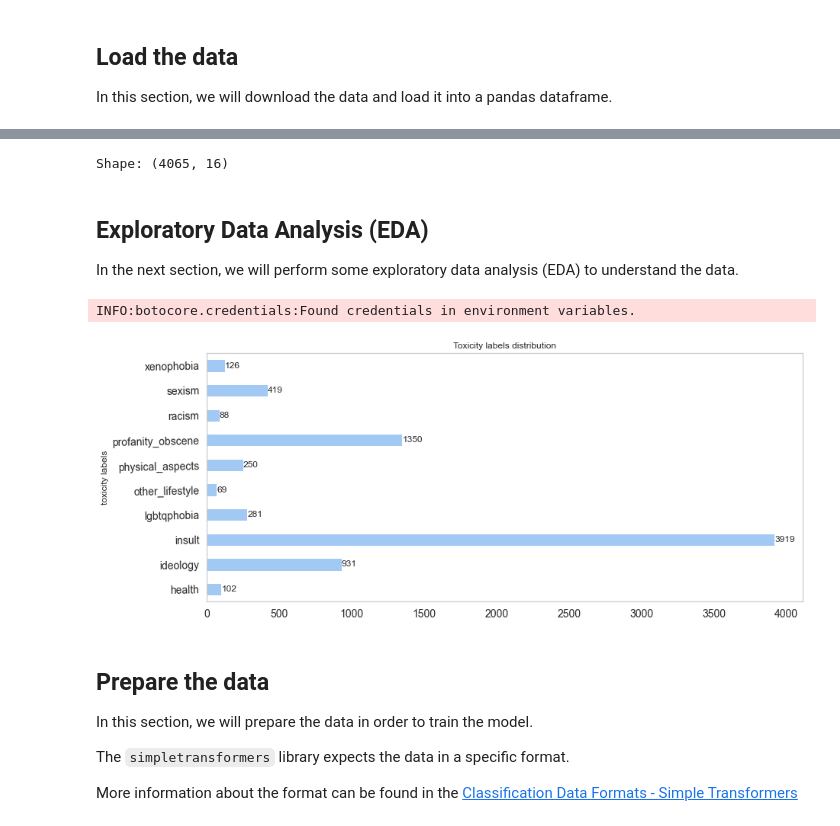
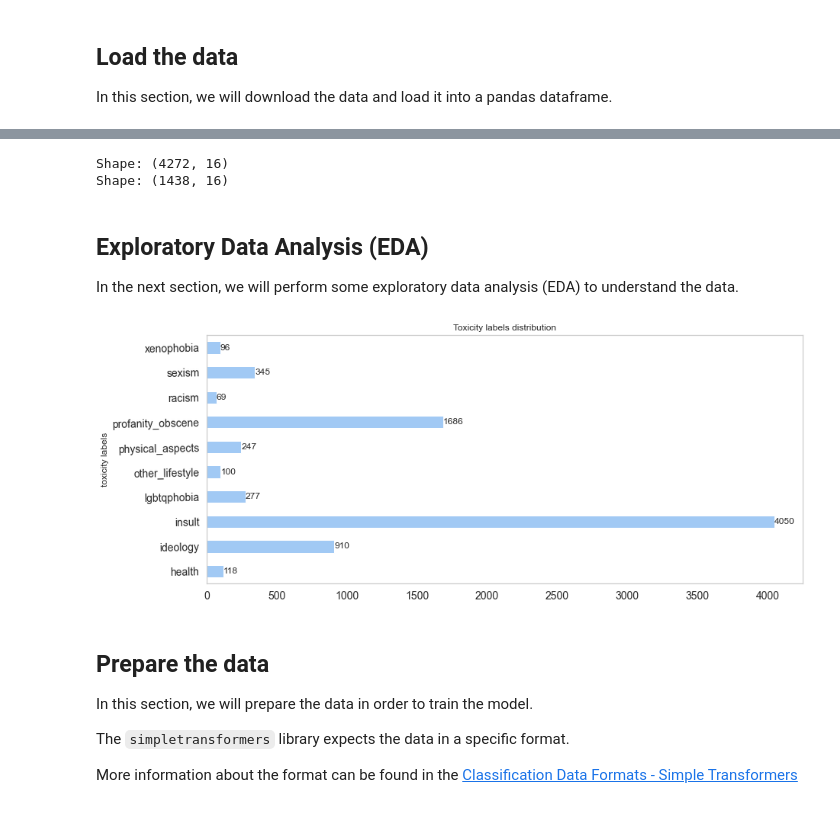
Before and after one commit to DougTrajano/olid-br, a Jupyter notebook: notebooks/baselines/toxicity_type_detection.ipynb, the cells around one changed output, grey strips where cells are left out. Cells and saved outputs as stored; diff of their text form; code cells hidden in the pictures.

```diff
--- a/notebooks/baselines/toxicity_type_detection.ipynb
+++ b/notebooks/baselines/toxicity_type_detection.ipynb
@@ -63,8 +62,3 @@ params = {
 ## Load the data
 
 In this section, we will download the data and load it into a pandas dataframe.
-# %%
-df = download_dataset()
-
-print(f"Shape: {df.shape}")
-df.head()
@@ -79,0 +65,10 @@ Shape: (4676, 17)
+# %%
+files = download_dataset(
+    ["train.csv", "test.csv"]
+)
+
+train_data = files["train.csv"]
+test_data = files["test.csv"]
+
+print(f"Training set: {train_data.shape}")
+train_data.head()
@@ -91,39 +106,45 @@ toxicity_labels = [
     "xenophobia"
 ]
 
-# Filter only offensive comments
-df = df[df["is_offensive"] == "OFF"]
+def filter_data(df: pd.DataFrame):
+    # Filter only offensive comments
+    df = df[df["is_offensive"] == "OFF"]
 
-# Remove religious_intolerance that has only one  sample
-df = df[df["religious_intolerance"] == False]
+    # Remove religious_intolerance that has only one  sample
+    df = df[df["religious_intolerance"] == False]
 
-df.drop(columns=["religious_intolerance"], inplace=True)
+    df.drop(columns=["religious_intolerance"], inplace=True)
 
-# Filter only offensive comments with at least one toxicity label
-df = df.loc[df.select_dtypes('bool').sum(axis=1).ge(1)]
+    # Filter only offensive comments with at least one toxicity label
+    df = df.loc[df.select_dtypes('bool').sum(axis=1).ge(1)]
 
-df.reset_index(drop=True, inplace=True)
+    df.reset_index(drop=True, inplace=True)
+    return df
 
-print(f"Shape: {df.shape}")
+train_data = filter_data(train_data)
+test_data = filter_data(test_data)
+
+print(f"Shape: {train_data.shape}")
+print(f"Shape: {test_data.shape}")
 # %% [output]
-Shape: (4065, 16)
+Shape: (4272, 16)
+Shape: (1438, 16)
 # %% [markdown]
 ## Exploratory Data Analysis (EDA)
 
 In the next section, we will perform some exploratory data analysis (EDA) to understand the data.
 # %%
-df_eda = df[["text"]+toxicity_labels]
+df_eda = train_data[["text"]+toxicity_labels]
 
 ax = df_eda[toxicity_labels].sum().plot(kind="barh", grid=False,
                                         legend=False, figsize=(14, 6),
                                         xlabel="toxicity labels", ylabel="count", fontsize=14,
                                         rot=1, title="Toxicity labels distribution")
 
 for container in ax.containers:
     ax.bar_label(container, fontsize=12)
 # %% [output]
-INFO:botocore.credentials:Found credentials in environment variables.
-[figure, old version]
+[figure, new version]
 # %% [markdown]
 ## Prepare the data
 
```
Also changed, not shown: parts of 5 cells of this notebook, 23 other files.
